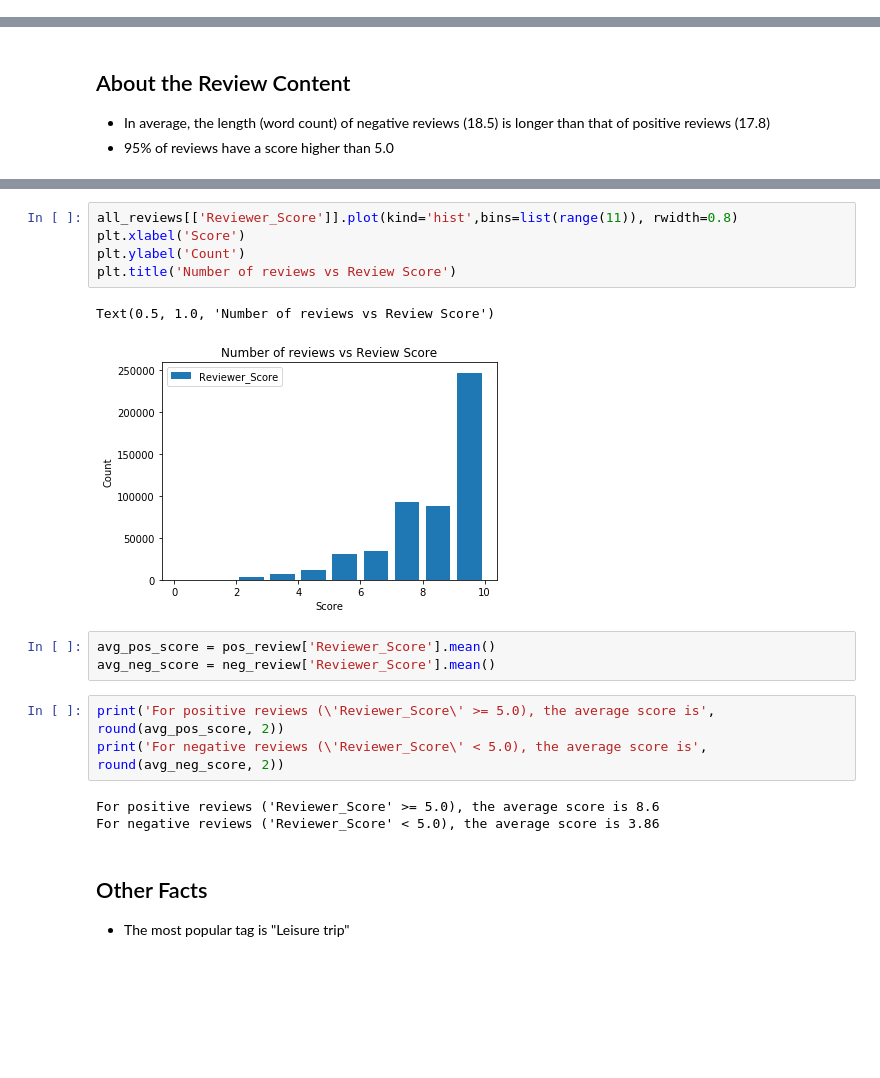
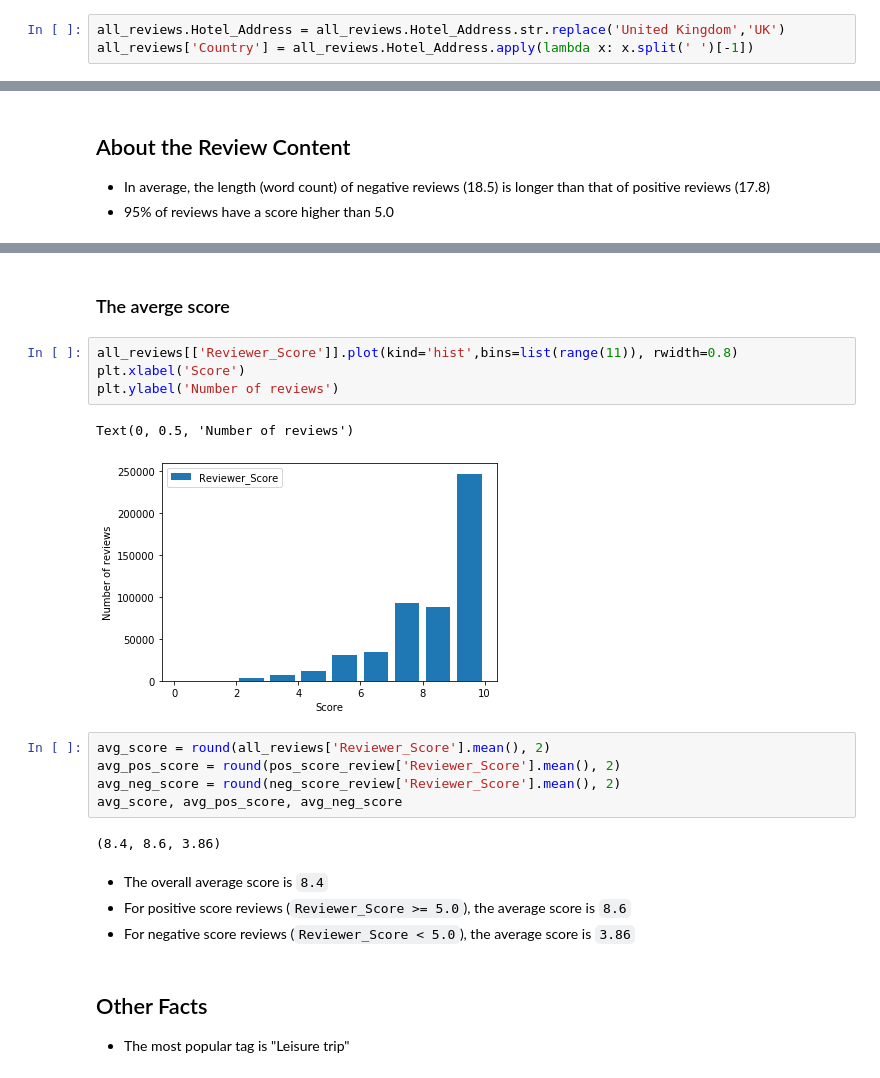
Before and after one commit to shannywu/hotel-reviews-analysis, a Jupyter notebook: hotel-reviews-explore-the-data.ipynb, the cells around one changed output, grey strips where cells are left out. Saved outputs shown, nothing was run; the diff lists cells and outputs as text; blank space fills up the shorter version.

```diff
--- a/hotel-reviews-explore-the-data.ipynb
+++ b/hotel-reviews-explore-the-data.ipynb
@@ -100 +44,4 @@ OrderedDict([('NaN', 3268),
+# %%
+all_reviews.Hotel_Address = all_reviews.Hotel_Address.str.replace('United Kingdom','UK')
+all_reviews['Country'] = all_reviews.Hotel_Address.apply(lambda x: x.split(' ')[-1])
 # %%
@@ -195,20 +204,23 @@ The number of reviews with 'Reviewer_Score' < 5.0 is 22281 ( 4.32 %)
+# %% [markdown]
+### The averge score
 # %%
 all_reviews[['Reviewer_Score']].plot(kind='hist',bins=list(range(11)), rwidth=0.8)
 plt.xlabel('Score')
-plt.ylabel('Count')
-plt.title('Number of reviews vs Review Score')
+plt.ylabel('Number of reviews')
 # %% [output]
-Text(0.5, 1.0, 'Number of reviews vs Review Score')
+Text(0, 0.5, 'Number of reviews')
-[figure, old version]
+[figure, new version]
-# %%
-avg_pos_score = pos_review['Reviewer_Score'].mean()
-avg_neg_score = neg_review['Reviewer_Score'].mean()
-# %%
-print('For positive reviews (\'Reviewer_Score\' >= 5.0), the average score is', round(avg_pos_score, 2))
-print('For negative reviews (\'Reviewer_Score\' < 5.0), the average score is', round(avg_neg_score, 2))
-# %% [output]
-For positive reviews ('Reviewer_Score' >= 5.0), the average score is 8.6
-For negative reviews ('Reviewer_Score' < 5.0), the average score is 3.86
+# %%
+avg_score = round(all_reviews['Reviewer_Score'].mean(), 2)
+avg_pos_score = round(pos_score_review['Reviewer_Score'].mean(), 2)
+avg_neg_score = round(neg_score_review['Reviewer_Score'].mean(), 2)
+avg_score, avg_pos_score, avg_neg_score
+# %% [output]
+(8.4, 8.6, 3.86)
+# %% [markdown]
+- The overall average score is `8.4`
+- For positive score reviews (`Reviewer_Score >= 5.0`), the average score is `8.6`
+- For negative score reviews (`Reviewer_Score < 5.0`), the average score is `3.86`
 # %% [markdown]
 ## Other Facts
 
```
Also changed, not shown: parts of 29 cells of this notebook.
